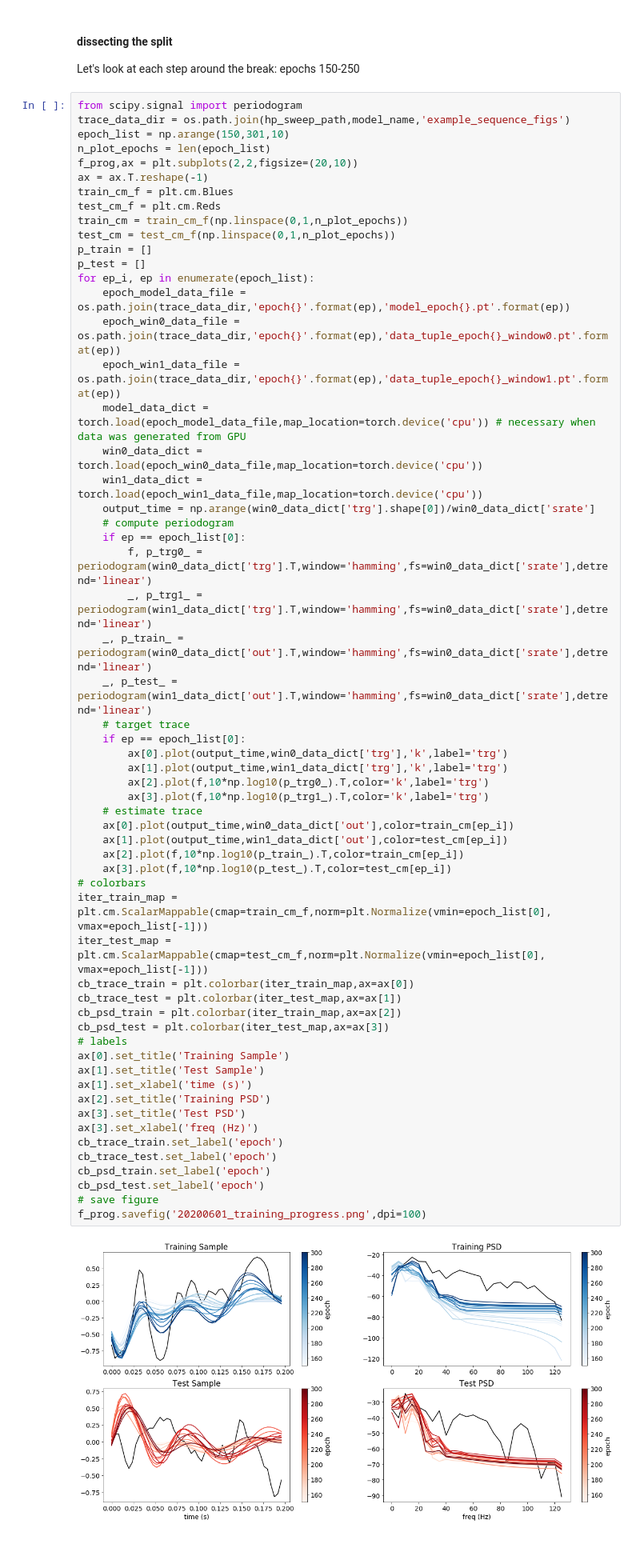
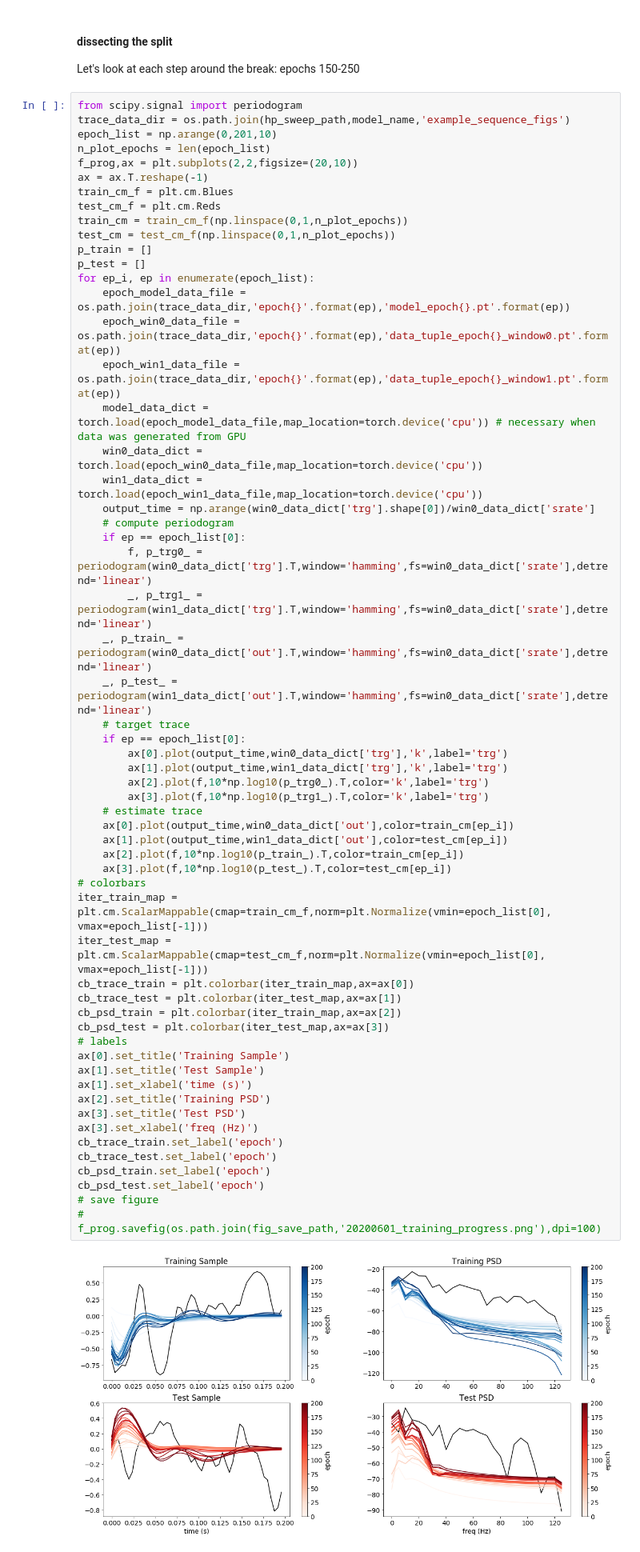
Before and after one commit to m-nolan/ecog_is2s, a Jupyter notebook: notebooks/assess_loss_xition_20200601.ipynb, the cells around one changed output. Shown at 80% size. Drawn from its saved outputs; the diff is of its cells as text.

```diff
--- a/notebooks/assess_loss_xition_20200601.ipynb
+++ b/notebooks/assess_loss_xition_20200601.ipynb
@@ -91,7 +92,7 @@ Let's look at each step around the break: epochs 150-250
 # %%
 from scipy.signal import periodogram
 trace_data_dir = os.path.join(hp_sweep_path,model_name,'example_sequence_figs')
-epoch_list = np.arange(150,301,10)
+epoch_list = np.arange(0,201,10)
 n_plot_epochs = len(epoch_list)
 f_prog,ax = plt.subplots(2,2,figsize=(20,10))
 ax = ax.T.reshape(-1)
@@ -119,35 +120,35 @@ for ep_i, ep in enumerate(epoch_list):
     if ep == epoch_list[0]:
         ax[0].plot(output_time,win0_data_dict['trg'],'k',label='trg')
         ax[1].plot(output_time,win1_data_dict['trg'],'k',label='trg')
         ax[2].plot(f,10*np.log10(p_trg0_).T,color='k',label='trg')
         ax[3].plot(f,10*np.log10(p_trg1_).T,color='k',label='trg')
     # estimate trace
     ax[0].plot(output_time,win0_data_dict['out'],color=train_cm[ep_i])
     ax[1].plot(output_time,win1_data_dict['out'],color=test_cm[ep_i])
     ax[2].plot(f,10*np.log10(p_train_).T,color=train_cm[ep_i])
     ax[3].plot(f,10*np.log10(p_test_).T,color=test_cm[ep_i])
 # colorbars
 iter_train_map = plt.cm.ScalarMappable(cmap=train_cm_f,norm=plt.Normalize(vmin=epoch_list[0], vmax=epoch_list[-1]))
 iter_test_map = plt.cm.ScalarMappable(cmap=test_cm_f,norm=plt.Normalize(vmin=epoch_list[0], vmax=epoch_list[-1]))
 cb_trace_train = plt.colorbar(iter_train_map,ax=ax[0])
 cb_trace_test = plt.colorbar(iter_test_map,ax=ax[1])
 cb_psd_train = plt.colorbar(iter_train_map,ax=ax[2])
 cb_psd_test = plt.colorbar(iter_test_map,ax=ax[3])
 # labels
 ax[0].set_title('Training Sample')
 ax[1].set_title('Test Sample')
 ax[1].set_xlabel('time (s)')
 ax[2].set_title('Training PSD')
 ax[3].set_title('Test PSD')
 ax[3].set_xlabel('freq (Hz)')
 cb_trace_train.set_label('epoch')
 cb_trace_test.set_label('epoch')
 cb_psd_train.set_label('epoch')
 cb_psd_test.set_label('epoch')
 # save figure
-f_prog.savefig('20200601_training_progress.png',dpi=100)
+# f_prog.savefig(os.path.join(fig_save_path,'20200601_training_progress.png'),dpi=100)
 # %% [output]
-[figure, old version]
+[figure, new version]
 # %% [markdown]
 #### visualizing change
 # %%
```
Also changed, not shown: parts of 12 cells of this notebook, 1 other file.
